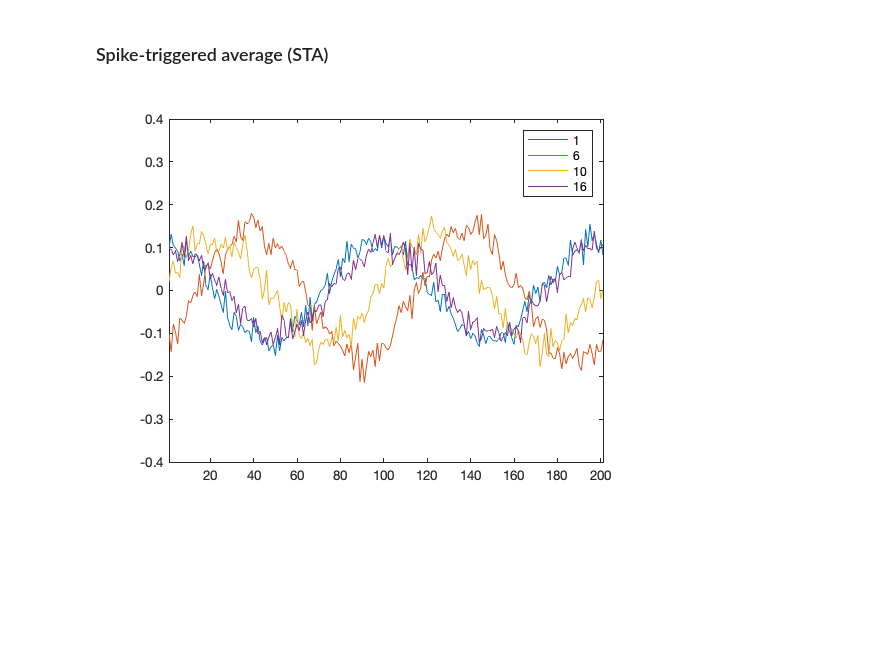
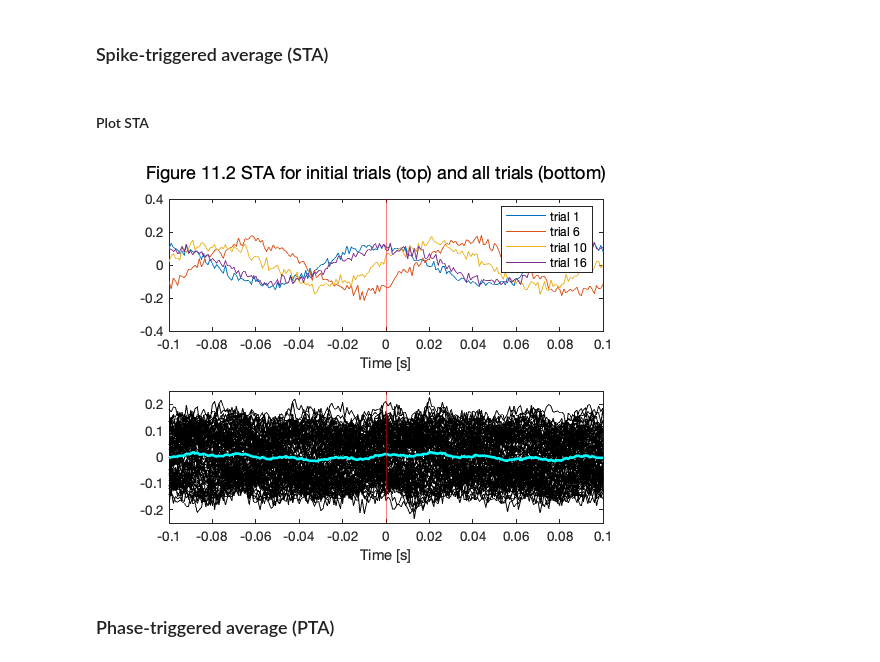
Before and after one commit to jiecui/Case-Studies-Kramer-Eden, a Jupyter notebook: Chapter11/Chapter_11.ipynb, the cells around one changed output. Drawn from its saved outputs; the diff is of its cells as text; code cells hidden in the pictures; blank space fills up the shorter version.

```diff
--- a/Chapter11/Chapter_11.ipynb
+++ b/Chapter11/Chapter_11.ipynb
@@ -39,11 +39,33 @@ for k = 1:K
     end % for
 
 end % for
-# %%
-figure
-plot(STA([1, 6, 10, 16], :)')
-legend(["1", "6", "10", "16"])
-xlim tight
-ylim([-1, 1] * 0.4)
-# %% [output]
-[figure, removed]
+# %% [markdown]
+#### Plot STA
+# %%
+dt = t(2) - t(1);
+t = linspace(-win * dt, win * dt, 2 * win + 1);
+
+figure
+subplot(2, 1, 1)
+plot(t, STA([1, 6, 10, 16], :)')
+xlim tight
+ylim([-1, 1] * 0.4)
+hold on
+plot([0, 0], ylim, 'r')
+legend(["trial 1", "trial 6", "trial 10", "trial 16"])
+xlabel('Time [s]')
+
+subplot(2, 1, 2)
+plot(t, STA', 'k')
+xlim tight
+ylim([-1, 1] * 0.25)
+hold on
+plot(t, mean(STA), 'c', linewidth = 2)
+plot([0, 0], ylim, 'r')
+xlabel('Time [s]')
+
+sgtitle('Figure 11.2 STA for initial trials (top) and all trials (bottom)')
+# %% [output]
+[figure, added]
+# %% [markdown]
+### Phase-triggered average (PTA)
```
Also changed, not shown: parts of 3 cells of this notebook.
